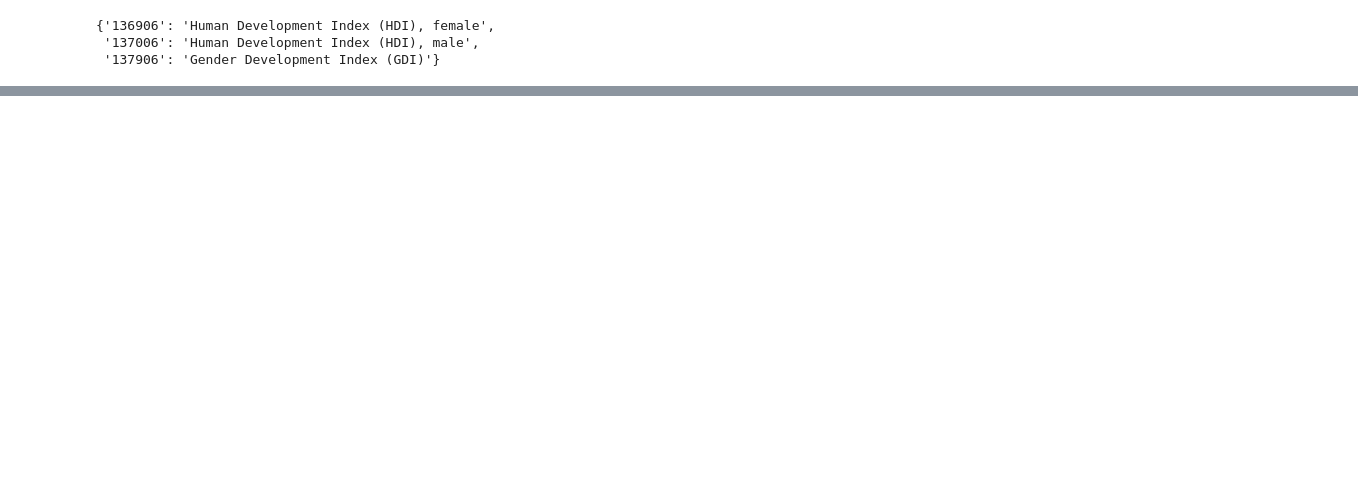
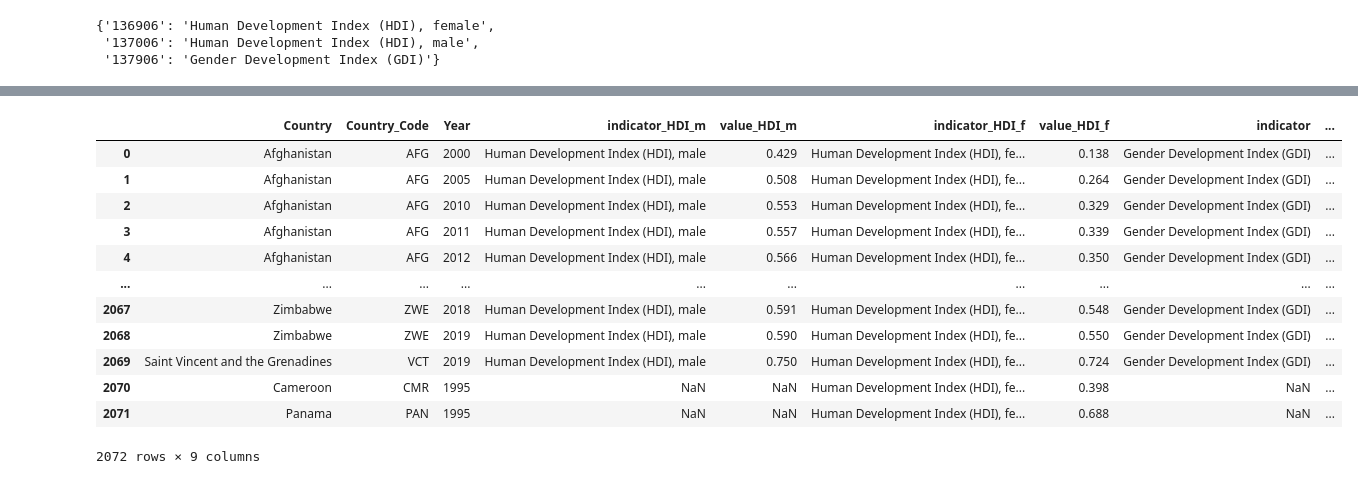
Before and after one commit to Shrutihindocha/Project-3-ML, a Jupyter notebook: Data/ETL.ipynb, the cells around one changed output, grey strips where cells are left out. Saved outputs shown, nothing was run; the diff lists cells and outputs as text; code cells hidden in the pictures; blank space fills up the shorter version.

```diff
--- a/Data/ETL.ipynb
+++ b/Data/ETL.ipynb
@@ -46,0 +56,3 @@ df
+# %%
+df_HDI_f = df[df['indicator'] == 'Human Development Index (HDI), female']
+df_HDI_f
@@ -46,0 +73,3 @@ df
+# %%
+df_HDI_m = df[df['indicator'] == 'Human Development Index (HDI), male']
+df_HDI_m
@@ -46,0 +90,3 @@ df
+# %%
+df_GDI = df[df['indicator'] == 'Gender Development Index (GDI)']
+df_GDI
@@ -46,0 +107,3 @@ df
+# %%
+df_HDIm_HDIf = pd.merge(df_HDI_m, df_HDI_f,  how='outer', left_on=['Country','Country_Code','Year'], right_on = ['Country','Country_Code','Year'], suffixes = ('_HDI_m', '_HDI_f'))
+df_HDIm_HDIf
@@ -46,0 +124,17 @@ df
+# %%
+df_all = pd.merge(df_HDIm_HDIf, df_GDI,  how='outer', left_on=['Country','Country_Code','Year'], right_on = ['Country','Country_Code','Year'])
+df_all
+# %% [output]
+|  | Country | Country_Code | Year | indicator_HDI_m | value_HDI_m | indicator_HDI_f | value_HDI_f | indicator | ... |
+| 0 | Afghanistan | AFG | 2000 | Human Development Index (HDI), male | 0.429 | Human Development Index (HDI), fe... | 0.138 | Gender Development Index (GDI) | ... |
+| 1 | Afghanistan | AFG | 2005 | Human Development Index (HDI), male | 0.508 | Human Development Index (HDI), fe... | 0.264 | Gender Development Index (GDI) | ... |
+| 2 | Afghanistan | AFG | 2010 | Human Development Index (HDI), male | 0.553 | Human Development Index (HDI), fe... | 0.329 | Gender Development Index (GDI) | ... |
+| 3 | Afghanistan | AFG | 2011 | Human Development Index (HDI), male | 0.557 | Human Development Index (HDI), fe... | 0.339 | Gender Development Index (GDI) | ... |
+| 4 | Afghanistan | AFG | 2012 | Human Development Index (HDI), male | 0.566 | Human Development Index (HDI), fe... | 0.350 | Gender Development Index (GDI) | ... |
+| ... | ... | ... | ... | ... | ... | ... | ... | ... | ... |
+| 2067 | Zimbabwe | ZWE | 2018 | Human Development Index (HDI), male | 0.591 | Human Development Index (HDI), fe... | 0.548 | Gender Development Index (GDI) | ... |
+| 2068 | Zimbabwe | ZWE | 2019 | Human Development Index (HDI), male | 0.590 | Human Development Index (HDI), fe... | 0.550 | Gender Development Index (GDI) | ... |
+| 2069 | Saint Vincent and the Grenadines | VCT | 2019 | Human Development Index (HDI), male | 0.750 | Human Development Index (HDI), fe... | 0.724 | Gender Development Index (GDI) | ... |
+| 2070 | Cameroon | CMR | 1995 | NaN | NaN | Human Development Index (HDI), fe... | 0.398 | NaN | ... |
+| 2071 | Panama | PAN | 1995 | NaN | NaN | Human Development Index (HDI), fe... | 0.688 | NaN | ... |
+2072 rows × 9 columns
```
Also changed, not shown: parts of 12 cells of this notebook.
